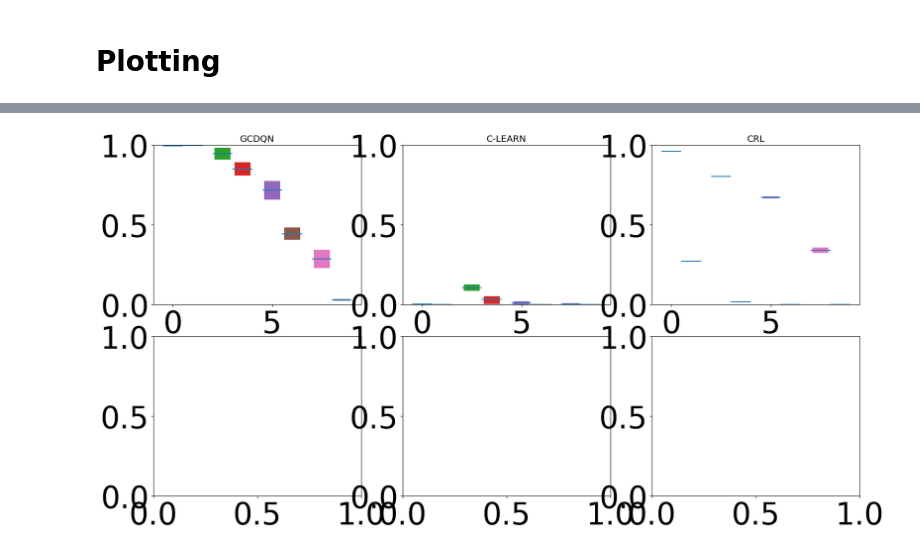
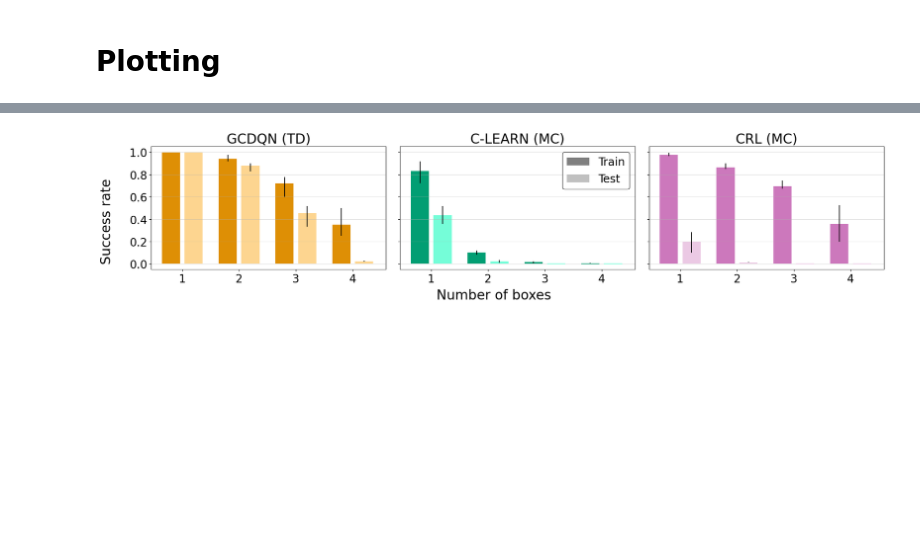
Before and after one commit to wladekpal/golden-standard, a Jupyter notebook: notebooks/plotting/plot_main.ipynb, the cells around one changed output, grey strips where cells are left out. Saved outputs shown, nothing was run; the diff lists cells and outputs as text; code cells hidden in the pictures; blank space fills up the shorter version.

Commit message:
Final plotting scripts used in paper

```diff
--- a/notebooks/plotting/plot_main.ipynb
+++ b/notebooks/plotting/plot_main.ipynb
@@ -12,11 +13,11 @@ from collections import OrderedDict
 
 from utils import *
 # %%
-plt.rcParams["legend.title_fontsize"] = "large"
-plt.rcParams.update({'font.size': 12})
+# plt.rcParams["legend.title_fontsize"] = "large"
+plt.rcParams.update({'font.size': 20})
 
-matplotlib.rc("xtick", labelsize=48)
-matplotlib.rc("ytick", labelsize=48)
+matplotlib.rc("xtick", labelsize=20)
+matplotlib.rc("ytick", labelsize=20)
 # %%
 # Initialize the wandb API
 api = wandb.Api()
@@ -82,14 +102,24 @@ all_configs.append(config_1)
 # %% [markdown]
 # Plotting
 # %%
-fig, axes = plt.subplots(2, 3, figsize=(20,10))
 
-for h_axes, config in zip(axes, all_configs):
+
+
+# axes[0, 0].set_ylabel('Exact stitching')
+# axes[1, 0].set_ylabel('Generalized stitching')
+# axes[0,1].set_xlabel('Number of boxes (none start on targets)')
+# axes[1,1].set_xlabel('Number of boxes starting not on targets (always 4 boxes in total)')
+
+
+for config_idx, config in enumerate(all_configs):
+    fig, axes = plt.subplots(1, 3, figsize=(20,5), sharey='row')
+    plt.title(config['title'])
+    fig.supylabel('Success rate', x=0.01)
+    fig.supxlabel(config['ylabel'], y=0.1)
     runs = []
     for project in config['projects']:
         project_runs = api.runs(path=f"{entity}/{project}", filters=config['filters'])
         runs.extend([r for r in project_runs])
-
 
     data = aggregate_data_from_wandb(runs, config['metrics'], config['possible_names'], config['grouping_func'], return_last_step=True)
     data_curves = aggregate_data_from_wandb(runs, config['metrics'], config['possible_names'], config['grouping_func'], return_last_step=False)
@@ -114,8 +144,8 @@ for h_axes, config in zip(axes, all_configs):
 
     metrics_names = config['metrics']
 
-    path = os.path.join(figures_path, config['directory'])
-    os.makedirs(path, exist_ok=True)
+    figure_path = os.path.join(figures_path, config['directory'])
+    os.makedirs(figure_path, exist_ok=True)
 
     aggregate_func = lambda x: np.array([metrics.aggregate_iqm(x[:, i]) for i in range(x.shape[-1])])
 
@@ -123,25 +153,69 @@ for h_axes, config in zip(axes, all_configs):
         new_data, aggregate_func, reps=500
     )
 
-    print(aggregate_scores.keys())
 
-    for ax, alg in zip(h_axes, agents):
-        ax.set_title(alg)
-        ax.set_ylim(bottom=0.0, top=1.0)
+
+
+    for ax, alg in zip(axes, agents):
+
+        ax.set_title(alg + (" (TD)" if alg == "GCDQN" else " (MC)"))
+        ax.grid(alpha=0.4, axis='y')
+        ax.set_ylim(bottom=-0.05, top=1.05)
         box_centers = []
+
+        box_labels = []
         for box_num in range(4):
             box_center = 2.5 * box_num + 0.5
             box_centers.append(box_center)
-            ax.hlines(aggregate_scores['_'.join([alg, str(box_num+1), 'train'])], xmin=box_center - 1, xmax=box_center)
-            ax.hlines(aggregate_scores['_'.join([alg, str(box_num+1), 'test'])],  xmin=box_center, xmax=box_center+1)
+            # ax.axvspan(box_center - 1, box_center, color='palegreen', alpha=0.25)
+            ax.axvspan(box_center, box_center + 1, color='white', alpha=1.0, hatch='/')
 
-            train_bottom = aggregate_scores_cis['_'.join([alg, str(box_num+1), 'train'])][0]
-            train_height = aggregate_scores_cis['_'.join([alg, str(box_num+1), 'train'])][1] - train_bottom
+            print(aggregate_scores.keys())
 
-            test_bottom = aggregate_scores_cis['_'.join([alg, str(box_num+1), 'test'])][0]
-            test_height = aggregate_scores_cis['_'.join([alg, str(box_num+1), 'test'])][1] - test_bottom
+            if config_idx == 0:
+                box_lookup_label = str(box_num + 1)
+                box_labels.append(box_lookup_label)
+            else:
+                box_lookup_label = str(4 - box_num)
+                box_labels.append(str(box_num))
+            train_score = aggregate_scores['_'.join([alg, box_lookup_label, 'train'])]
+            test_score = aggregate_scores['_'.join([alg, box_lookup_label, 'test'])]
+            # ax.hlines(train_score, xmin=box_center - 1, xmax=box_center, color='black')
+            # ax.hlines(,  xmin=box_center, xmax=box_center+1, color='black')
 
-            ax.bar(box_center - 0.5, train_height, bottom=train_bottom)
-            ax.bar(box_center + 0.5, test_height, bottom=test_bottom)
+            train_bottom = aggregate_scores_cis['_'.join([alg, box_lookup_label, 'train'])][0]
+            train_top = aggregate_scores_cis['_'.join([alg, box_lookup_label, 'train'])][1]
+
+            test_bottom = aggregate_scores_cis['_'.join([alg, box_lookup_label, 'test'])][0]
+            test_top = aggregate_scores_cis['_'.join([alg, box_lookup_label, 'test'])][1]
+
+            alg_id = alg + ('_TD' if 'DQN' in alg else '_MC')
+            train_color=return_color(alg_id, train=True)
+            test_color=return_color(alg_id, train=False)
+            ax.bar(box_center - 0.5, train_score, yerr=(train_score - train_bottom, train_top - train_score), color=train_color)
+            ax.bar(box_center + 0.5, test_score, yerr=(test_score - test_bottom, test_top - test_score), color=test_color)
+
+            if train_score <= 0.01:
+                ax.hlines(train_score, xmin=box_center - 0.9, xmax=box_center - 0.1, color=train_color)
+
+            if test_score <= 0.01:
+                ax.hlines(test_score, xmin=box_center+0.1, xmax=box_center+0.9, color=test_color)
+
+
+        ax.set_xticks(np.array(box_centers), box_labels)
+        ax.set_yticks(np.arange(0, 1.1, 0.2))
+
+
+    legend_train_color = 'gray'
+    legend_test_color = lighten_color('gray', amount=0.5)
+    legend_elements = [Patch(facecolor=legend_train_color, label='Train'), Patch(facecolor=legend_test_color, label='Test')]
+
+    axes[1].legend(handles=legend_elements, edgecolor='black', loc='upper right')
+
+    plt.tight_layout()
+
+
+    plt.savefig(os.path.join(figure_path, config['save']) + '.png',bbox_inches='tight')
+    plt.savefig(os.path.join(figure_path, config['save']) + '.pdf',bbox_inches='tight')
 # %% [output]
 dict_keys(['GCDQN_1_test', 'GCDQN_1_train', 'GCDQN_2_test', 'GCDQN_2_train', 'GCDQN_3_test', 'GCDQN_3_train', 'GCDQN_4_test', 'GCDQN_4_train', 'C-LEARN_1_test', 'C-LEARN_1_train', 'C-LEARN_2_test', 'C ...
@@ -148 +238 @@ dict_keys(['GCDQN_1_test', 'GCDQN_1_train', 'GCDQN_2_test', 'GCDQN_2_train', 'GC
-[figure, old version]
+[figure, new version]
```
Also changed, not shown: parts of 3 cells of this notebook, 5 other files.
